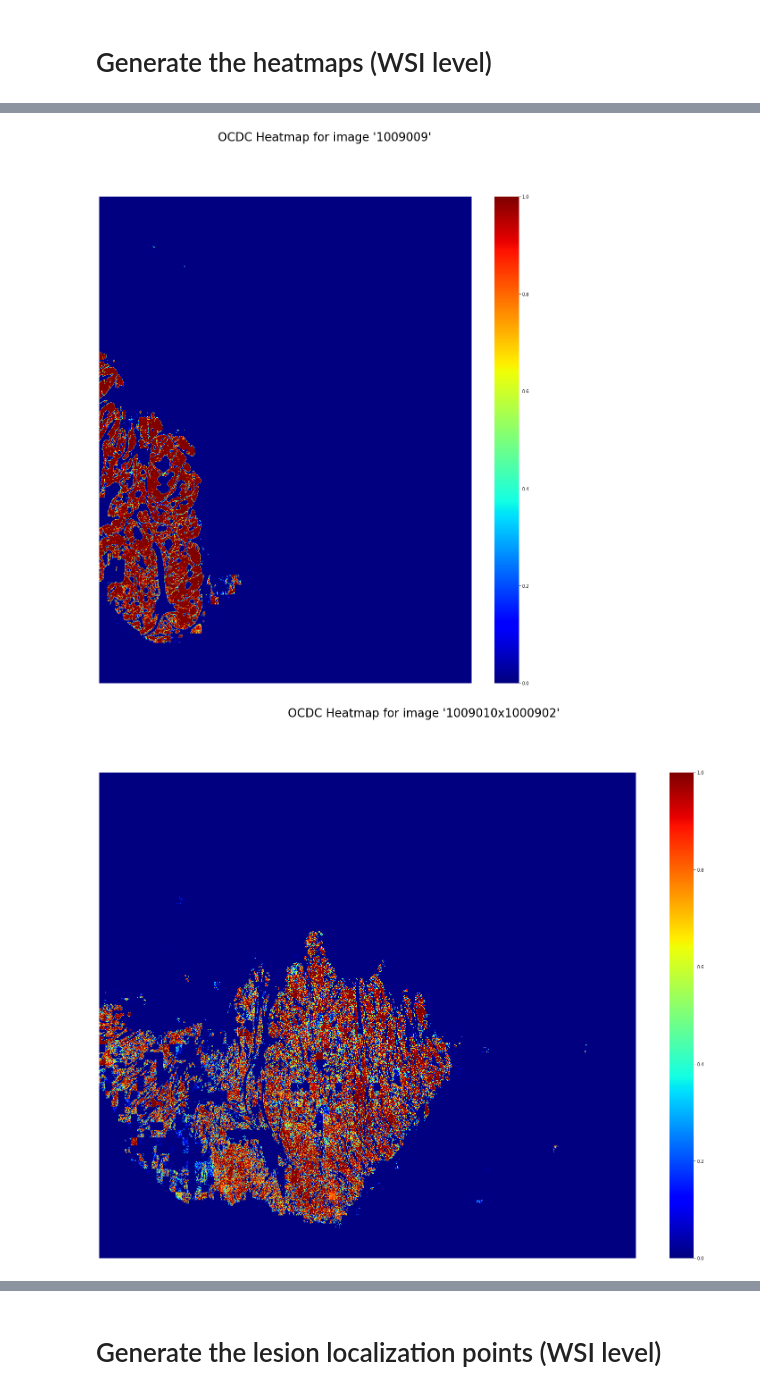
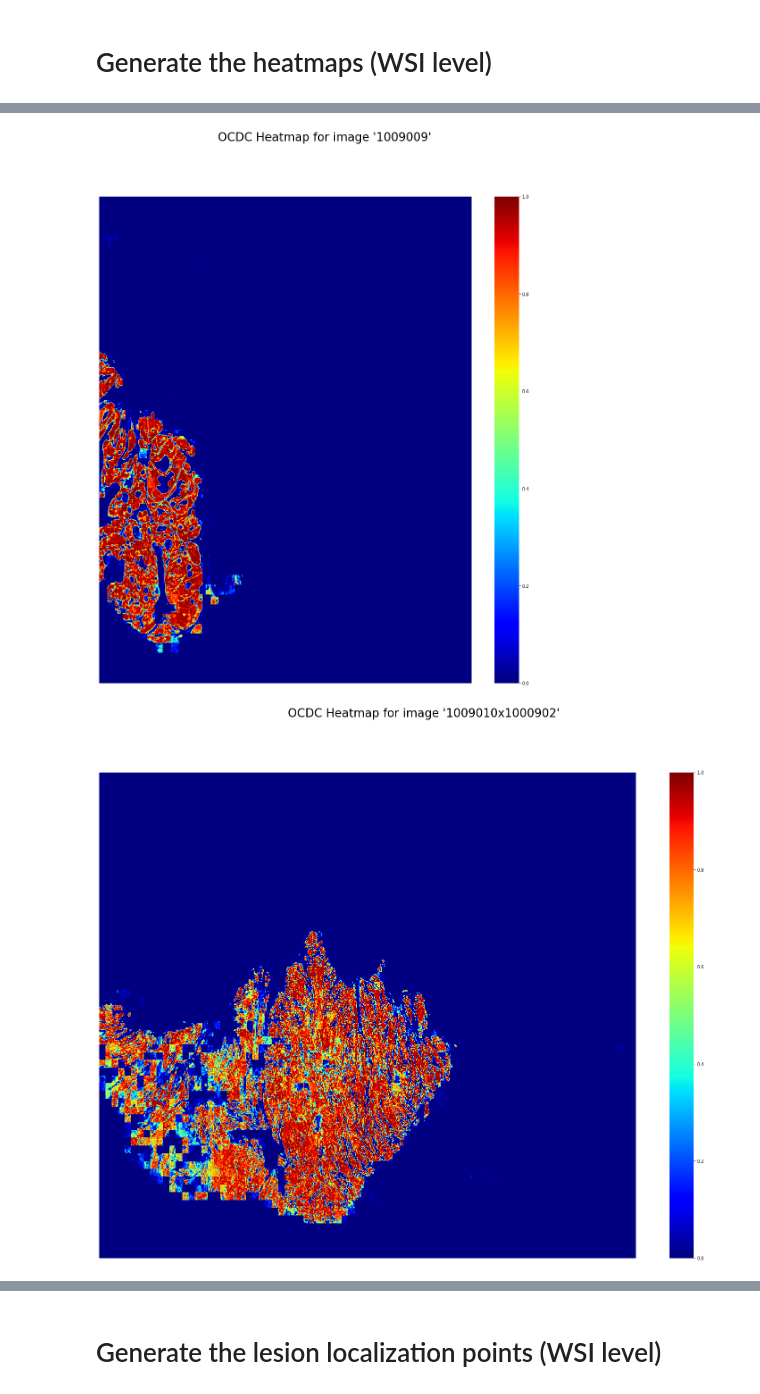
Before and after one commit to dalifreire/tumor_regions_segmentation, a Jupyter notebook: sourcecode/OCDC/03_ocdc_inference.ipynb, the cells around one changed output, grey strips where cells are left out. Cells and saved outputs as stored; diff of their text form; code cells hidden in the pictures.

Commit message:
inpainting augmentation with random strategy

```diff
--- a/sourcecode/OCDC/03_ocdc_inference.ipynb
+++ b/sourcecode/OCDC/03_ocdc_inference.ipynb
@@ -40,7 +40,7 @@ use_cuda=True
 device = torch.device("cuda" if torch.cuda.is_available() else "cpu") if use_cuda else "cpu"
 
 # loads our trained fcn model
-trained_model_version = "OCDC__Size-640x640_Epoch-400_Images-840_Batch-1__inpainting_augmentation"
+trained_model_version = "OCDC__Size-640x640_Epoch-400_Images-840_Batch-1__random_9_operations"
 trained_model_path="{}/{}".format(model_dir, '{}.pth'.format(trained_model_version))
 
 if not os.path.isfile(trained_model_path):
@@ -186,7 +186,7 @@ from torchvision import utils
 #dataset_dir = "../../datasets/OCDC"
 dataset_dir = "/media/dalifreire/DADOS/PhD/github/tumor_regions_segmentation/datasets/OCDC"
 model_dir = "../../models"
-trained_model_version = "OCDC__Size-640x640_Epoch-400_Images-840_Batch-1__inpainting_augmentation"
+trained_model_version = "OCDC__Size-640x640_Epoch-400_Images-840_Batch-1__random_9_operations"
 
 color_model = "LAB"
 magnification = 0.625
@@ -292,2 +292,2 @@ for cls in classes:
-[figure, old version]
+[figure, new version]
-[figure, old version]
+[figure, new version]
```
Also changed, not shown: parts of 4 cells of this notebook, 3 other files.
